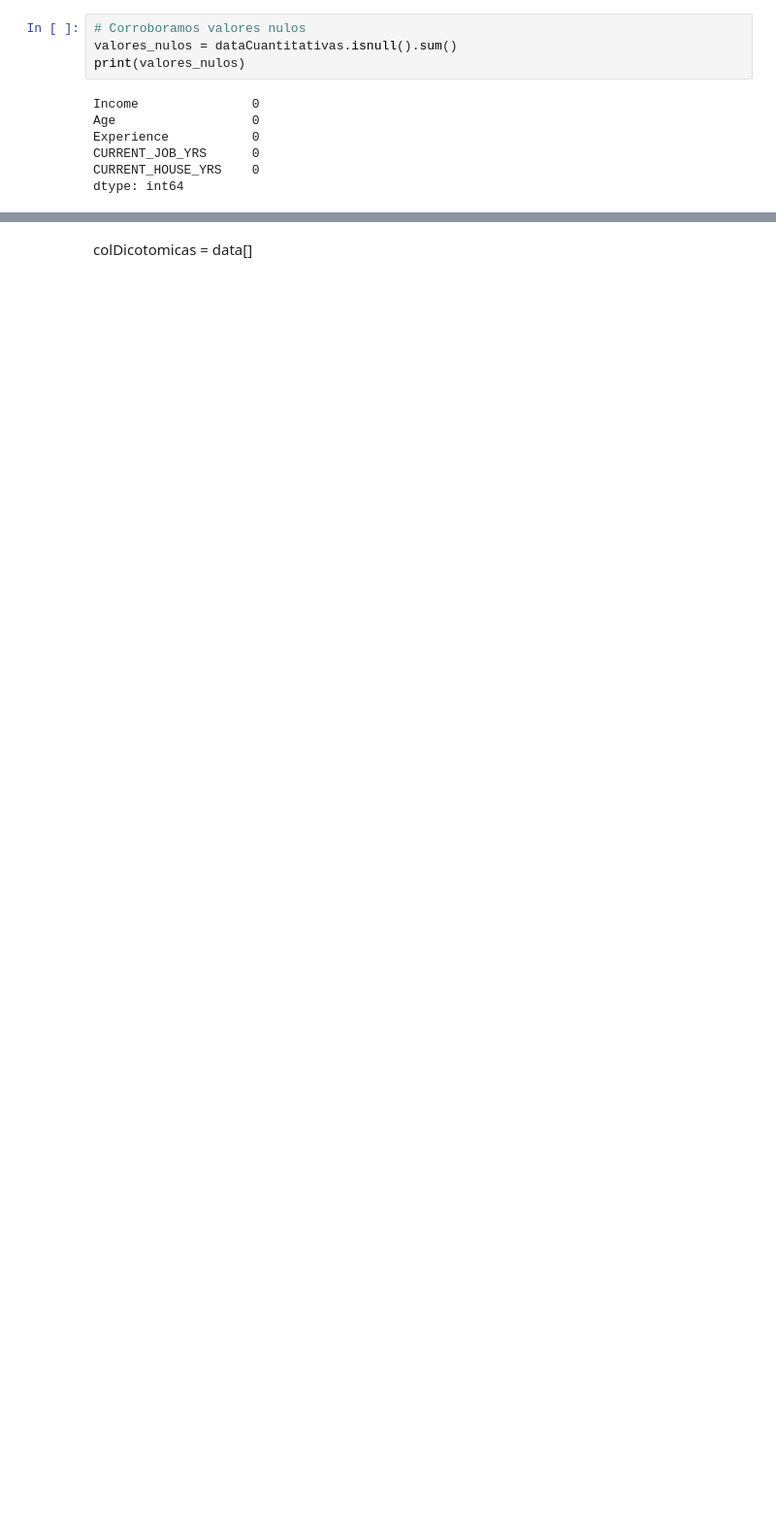
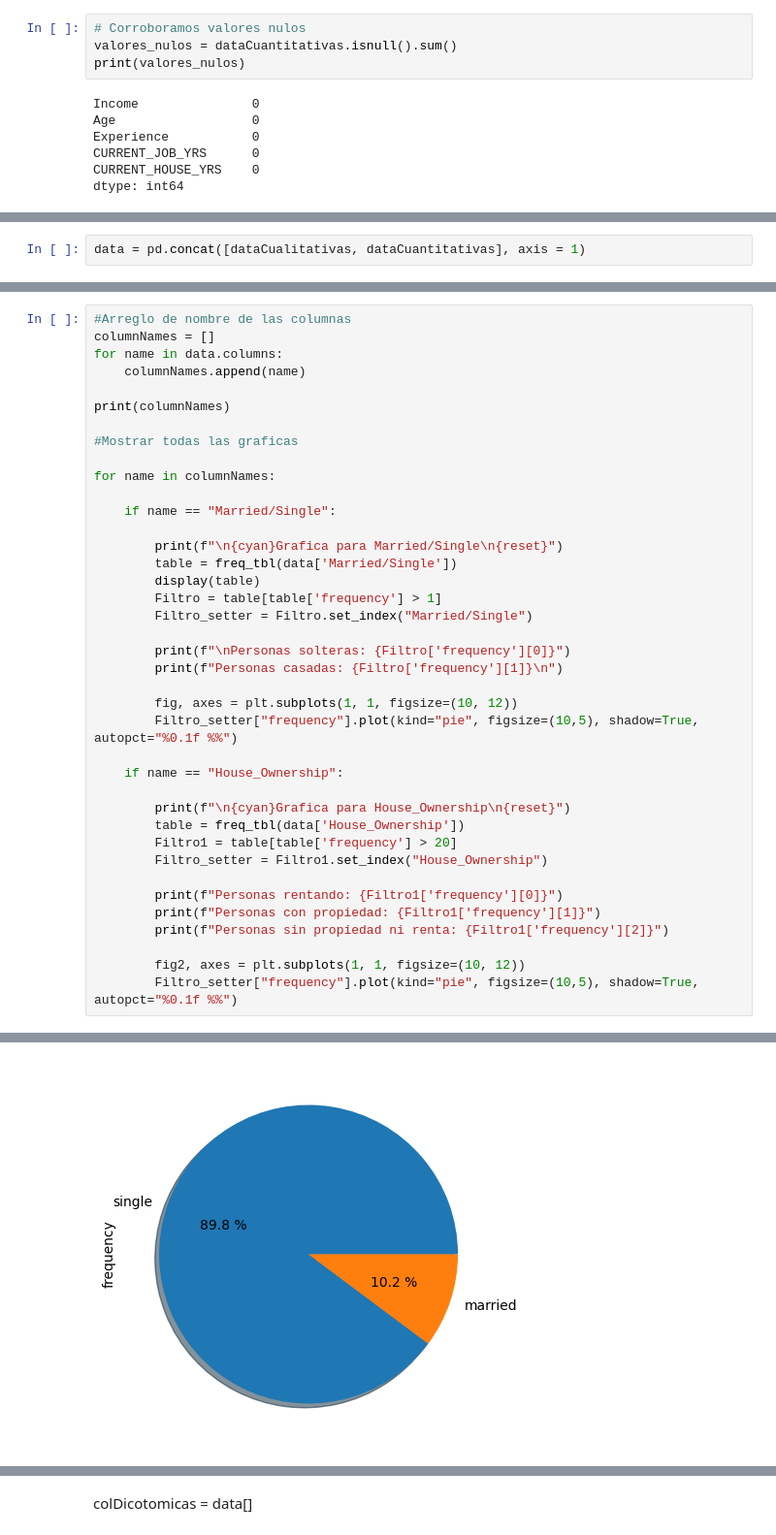
Before and after one commit to JIsraP/Actividad7_RegresionLogistica, a Jupyter notebook: Act7_RegresionLogistica.ipynb, the cells around one changed output, grey strips where cells are left out. Shown at 97% size. Drawn from its saved outputs; the diff is of its cells as text; blank space fills up the shorter version.

```diff
--- a/Act7_RegresionLogistica.ipynb
+++ b/Act7_RegresionLogistica.ipynb
@@ -201,0 +232,2 @@ dtype: int64
+# %%
+data = pd.concat([dataCualitativas, dataCuantitativas], axis = 1)
@@ -201,0 +238,40 @@ dtype: int64
+# %%
+#Arreglo de nombre de las columnas
+columnNames = []
+for name in data.columns:
+    columnNames.append(name)
+
+print(columnNames)
+
+#Mostrar todas las graficas
+
+for name in columnNames:
+
+    if name == "Married/Single":
+
+        print(f"\n{cyan}Grafica para Married/Single\n{reset}")
+        table = freq_tbl(data['Married/Single'])
+        display(table)
+        Filtro = table[table['frequency'] > 1]
+        Filtro_setter = Filtro.set_index("Married/Single")
+
+        print(f"\nPersonas solteras: {Filtro['frequency'][0]}")
+        print(f"Personas casadas: {Filtro['frequency'][1]}\n")
+
+        fig, axes = plt.subplots(1, 1, figsize=(10, 12))
+        Filtro_setter["frequency"].plot(kind="pie", figsize=(10,5), shadow=True, autopct="%0.1f %%")
+
+    if name == "House_Ownership":
+
+        print(f"\n{cyan}Grafica para House_Ownership\n{reset}")
+        table = freq_tbl(data['House_Ownership'])
+        Filtro1 = table[table['frequency'] > 20]
+        Filtro_setter = Filtro1.set_index("House_Ownership")
+
+        print(f"Personas rentando: {Filtro1['frequency'][0]}")
+        print(f"Personas con propiedad: {Filtro1['frequency'][1]}")
+        print(f"Personas sin propiedad ni renta: {Filtro1['frequency'][2]}")
+
+        fig2, axes = plt.subplots(1, 1, figsize=(10, 12))
+        Filtro_setter["frequency"].plot(kind="pie", figsize=(10,5), shadow=True, autopct="%0.1f %%")
+# %% [output]
@@ -201,0 +293 @@ dtype: int64
+[figure, added]
```
Also changed, not shown: parts of 15 cells of this notebook, 1 other file.
